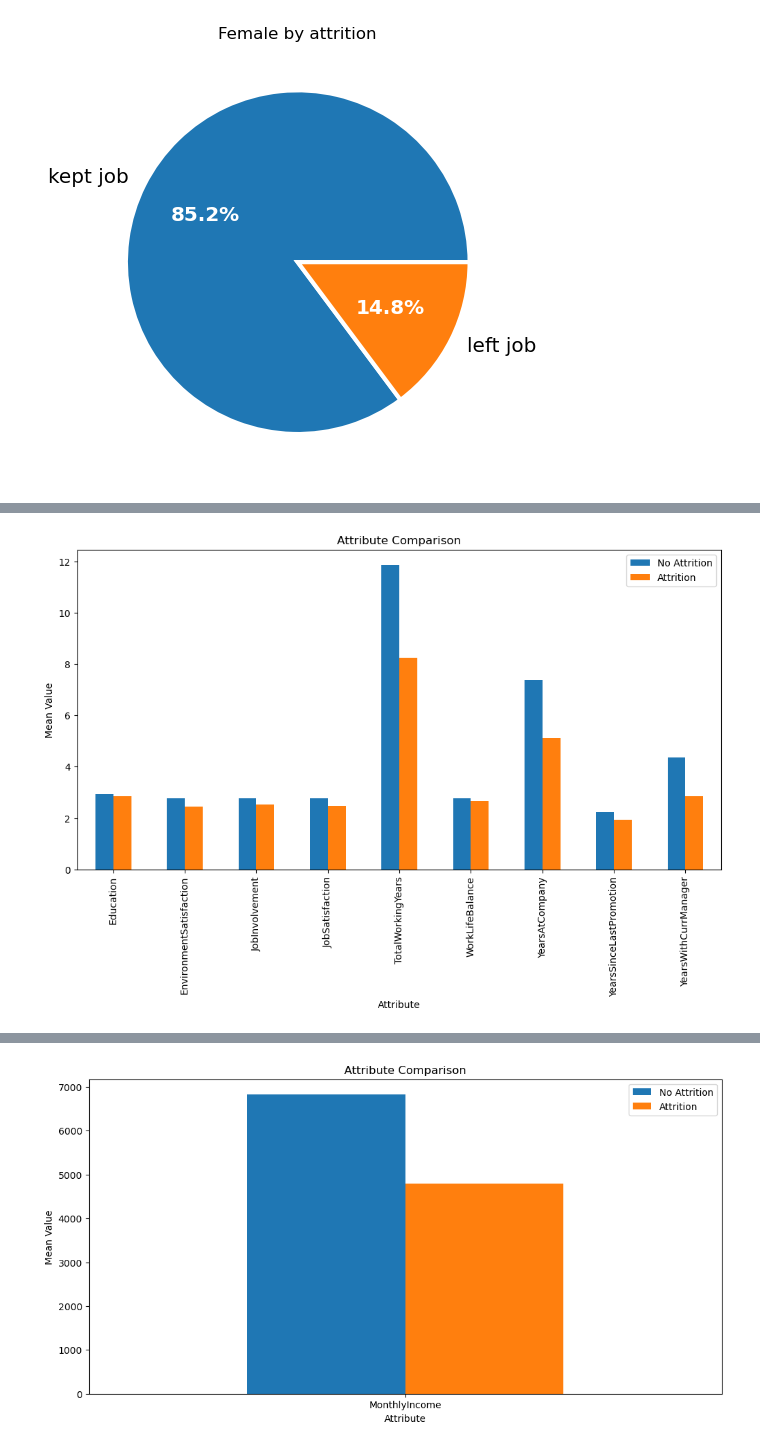
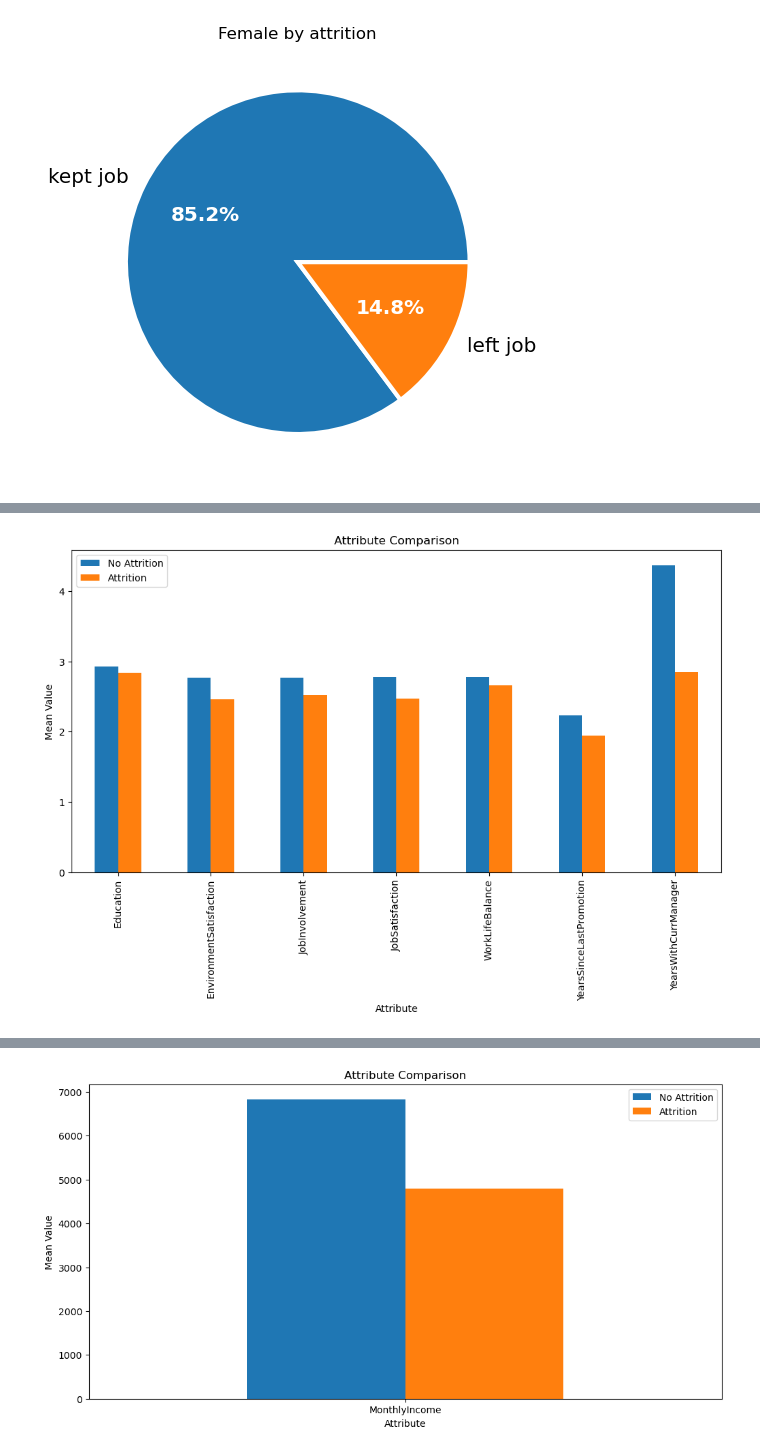
Before and after one commit to Jeff-Wince/GroupProj_Aakash_Jeff_Sonila_Stephanie, a Jupyter notebook: final_code.ipynb, the cells around one changed output, grey strips where cells are left out. Saved outputs shown, nothing was run; the diff lists cells and outputs as text; code cells hidden in the pictures.

```diff
--- a/final_code.ipynb
+++ b/final_code.ipynb
@@ -327,19 +328,19 @@ att_means
 # %%
 #making a dataframe out of columns that we see a noticeable difference in att_means and putting it on side by side bar graphs
 
-at_df = pd.DataFrame({'Attribute': ['Education', 'EnvironmentSatisfaction', 'JobInvolvement', 'JobSatisfaction', 'TotalWorkingYears',
-                                    'WorkLifeBalance', 'YearsAtCompany', 'YearsSinceLastPromotion', 'YearsWithCurrManager'],
-                   'No Attrition': [2.93, 2.77, 2.77, 2.78, 11.86, 2.78, 7.37, 2.23, 4.37],
-                   'Attrition': [2.84, 2.46, 2.52, 2.47, 8.24, 2.66, 5.13, 1.95, 2.85]})
+at_df = pd.DataFrame({'Attribute': ['Education', 'EnvironmentSatisfaction', 'JobInvolvement', 'JobSatisfaction',
+                                    'WorkLifeBalance', 'YearsSinceLastPromotion', 'YearsWithCurrManager'],
+                   'No Attrition': [ 2.93, 2.77, 2.77, 2.78, 2.78, 2.23, 4.37],
+                   'Attrition': [ 2.84, 2.46, 2.52, 2.47, 2.66, 1.95, 2.85]})
 
 # Plot the data as a bar graph
 at_df.set_index("Attribute", inplace=True)
 at_df.plot(kind='bar', figsize=(12,6), stacked=False, width = 0.5)
 
 plt.title("Attribute Comparison")
 plt.xlabel("Attribute")
 plt.ylabel("Mean Value")
 plt.legend(loc='best')
 plt.show()
 # %% [output]
-[figure, old version]
+[figure, new version]
```
Also changed, not shown: parts of 4 cells of this notebook.
